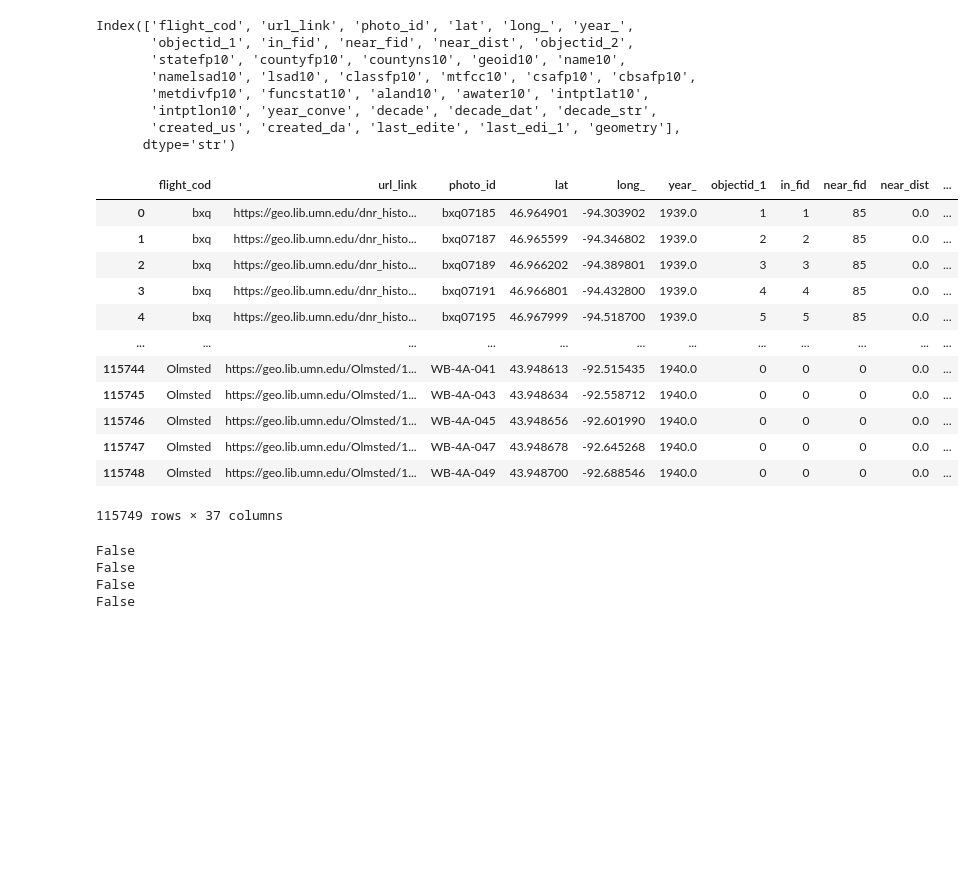
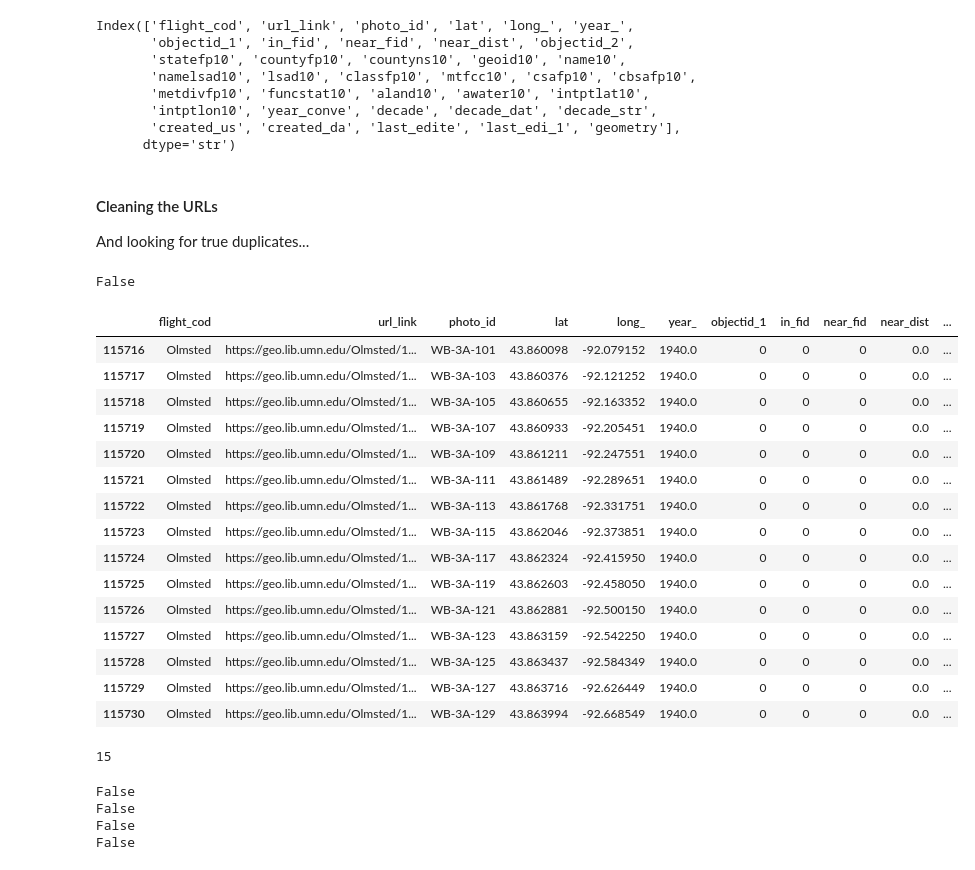
Before and after one commit to cleorose/batch_georef, a Jupyter notebook: 01_index_table_prep.ipynb, the cells around one changed output. Cells and saved outputs as stored; diff of their text form; code cells hidden in the pictures; blank space fills up the shorter version.

```diff
--- a/01_index_table_prep.ipynb
+++ b/01_index_table_prep.ipynb
@@ -11,6 +11,8 @@ from urllib.parse import urlsplit, urlunsplit
 
 # config
 pd.set_option('display.max_colwidth', None)
+pd.set_option('display.max_columns', None)
+pd.set_option('display.max_rows', 50)
 # %% [markdown]
 Pandas notes for me:
 
@@ -32,9 +34,9 @@ gdf["new_field"] = (
 # Layer 36112 - https://gis5.uspatial.umn.edu/arcgis/rest/services/mhapo/MHAPO_dynamic/MapServer/0
 original_index_path = "data/historic_airphoto_index/shapefiles/umn_airphoto_index_original.shp"
 
-gdf = gpd.read_file(original_index_path)
+gdf_original = gpd.read_file(original_index_path)
 
-print(gdf.crs)
+print(gdf_original.crs)
 # we're keeping this in web mercator for now.
 # %% [output]
 EPSG:3857
@@ -54,26 +56,48 @@ Index(['flight_cod', 'url_link', 'photo_id', 'lat', 'long_', 'year_',
        'intptlon10', 'year_conve', 'decade', 'decade_dat', 'decade_str',
        'created_us', 'created_da', 'last_edite', 'last_edi_1', 'geometry'],
       dtype='str')
-# %%
-gdf_clean
-# %% [output]
-|  | flight_cod | url_link | photo_id | lat | long_ | year_ | objectid_1 | in_fid | near_fid | near_dist | ... |
-| 0 | bxq | https://geo.lib.umn.edu/dnr_histo... | bxq07185 | 46.964901 | -94.303902 | 1939.0 | 1 | 1 | 85 | 0.0 | ... |
-| 1 | bxq | https://geo.lib.umn.edu/dnr_histo... | bxq07187 | 46.965599 | -94.346802 | 1939.0 | 2 | 2 | 85 | 0.0 | ... |
-| 2 | bxq | https://geo.lib.umn.edu/dnr_histo... | bxq07189 | 46.966202 | -94.389801 | 1939.0 | 3 | 3 | 85 | 0.0 | ... |
-| 3 | bxq | https://geo.lib.umn.edu/dnr_histo... | bxq07191 | 46.966801 | -94.432800 | 1939.0 | 4 | 4 | 85 | 0.0 | ... |
-| 4 | bxq | https://geo.lib.umn.edu/dnr_histo... | bxq07195 | 46.967999 | -94.518700 | 1939.0 | 5 | 5 | 85 | 0.0 | ... |
-| ... | ... | ... | ... | ... | ... | ... | ... | ... | ... | ... | ... |
-| 115744 | Olmsted | https://geo.lib.umn.edu/Olmsted/1... | WB-4A-041 | 43.948613 | -92.515435 | 1940.0 | 0 | 0 | 0 | 0.0 | ... |
-| 115745 | Olmsted | https://geo.lib.umn.edu/Olmsted/1... | WB-4A-043 | 43.948634 | -92.558712 | 1940.0 | 0 | 0 | 0 | 0.0 | ... |
-| 115746 | Olmsted | https://geo.lib.umn.edu/Olmsted/1... | WB-4A-045 | 43.948656 | -92.601990 | 1940.0 | 0 | 0 | 0 | 0.0 | ... |
-| 115747 | Olmsted | https://geo.lib.umn.edu/Olmsted/1... | WB-4A-047 | 43.948678 | -92.645268 | 1940.0 | 0 | 0 | 0 | 0.0 | ... |
-| 115748 | Olmsted | https://geo.lib.umn.edu/Olmsted/1... | WB-4A-049 | 43.948700 | -92.688546 | 1940.0 | 0 | 0 | 0 | 0.0 | ... |
-115749 rows × 37 columns
+# %% [markdown]
+#### Cleaning the URLs
+And looking for true duplicates...
 # %%
 # clean URL spaces
 
 gdf_clean["url_link"] = gdf["url_link"].str.strip()
+# %%
+exists = 'https://geo.lib.umn.edu/Olmsted/1940/WB-3A-115.jpg' in gdf_clean['url_link'].values
+
+exists
+# %% [output]
+False
+# %%
+# look for duplicate urls
+
+fake_duplicates = gdf_clean[
+    gdf_clean["url_link"].duplicated(keep=False)
+    & ~gdf_clean["photo_id"].duplicated(keep=False)]
+fake_duplicates = og_duplicates.sort_values(by=['flight_cod','url_link'])
+fake_duplicates
+# %% [output]
+|  | flight_cod | url_link | photo_id | lat | long_ | year_ | objectid_1 | in_fid | near_fid | near_dist | ... |
+| 115716 | Olmsted | https://geo.lib.umn.edu/Olmsted/1... | WB-3A-101 | 43.860098 | -92.079152 | 1940.0 | 0 | 0 | 0 | 0.0 | ... |
+| 115717 | Olmsted | https://geo.lib.umn.edu/Olmsted/1... | WB-3A-103 | 43.860376 | -92.121252 | 1940.0 | 0 | 0 | 0 | 0.0 | ... |
+| 115718 | Olmsted | https://geo.lib.umn.edu/Olmsted/1... | WB-3A-105 | 43.860655 | -92.163352 | 1940.0 | 0 | 0 | 0 | 0.0 | ... |
+| 115719 | Olmsted | https://geo.lib.umn.edu/Olmsted/1... | WB-3A-107 | 43.860933 | -92.205451 | 1940.0 | 0 | 0 | 0 | 0.0 | ... |
+| 115720 | Olmsted | https://geo.lib.umn.edu/Olmsted/1... | WB-3A-109 | 43.861211 | -92.247551 | 1940.0 | 0 | 0 | 0 | 0.0 | ... |
+| 115721 | Olmsted | https://geo.lib.umn.edu/Olmsted/1... | WB-3A-111 | 43.861489 | -92.289651 | 1940.0 | 0 | 0 | 0 | 0.0 | ... |
+| 115722 | Olmsted | https://geo.lib.umn.edu/Olmsted/1... | WB-3A-113 | 43.861768 | -92.331751 | 1940.0 | 0 | 0 | 0 | 0.0 | ... |
+| 115723 | Olmsted | https://geo.lib.umn.edu/Olmsted/1... | WB-3A-115 | 43.862046 | -92.373851 | 1940.0 | 0 | 0 | 0 | 0.0 | ... |
+| 115724 | Olmsted | https://geo.lib.umn.edu/Olmsted/1... | WB-3A-117 | 43.862324 | -92.415950 | 1940.0 | 0 | 0 | 0 | 0.0 | ... |
+| 115725 | Olmsted | https://geo.lib.umn.edu/Olmsted/1... | WB-3A-119 | 43.862603 | -92.458050 | 1940.0 | 0 | 0 | 0 | 0.0 | ... |
+| 115726 | Olmsted | https://geo.lib.umn.edu/Olmsted/1... | WB-3A-121 | 43.862881 | -92.500150 | 1940.0 | 0 | 0 | 0 | 0.0 | ... |
+| 115727 | Olmsted | https://geo.lib.umn.edu/Olmsted/1... | WB-3A-123 | 43.863159 | -92.542250 | 1940.0 | 0 | 0 | 0 | 0.0 | ... |
+| 115728 | Olmsted | https://geo.lib.umn.edu/Olmsted/1... | WB-3A-125 | 43.863437 | -92.584349 | 1940.0 | 0 | 0 | 0 | 0.0 | ... |
+| 115729 | Olmsted | https://geo.lib.umn.edu/Olmsted/1... | WB-3A-127 | 43.863716 | -92.626449 | 1940.0 | 0 | 0 | 0 | 0.0 | ... |
+| 115730 | Olmsted | https://geo.lib.umn.edu/Olmsted/1... | WB-3A-129 | 43.863994 | -92.668549 | 1940.0 | 0 | 0 | 0 | 0.0 | ... |
+# %%
+len(fake_duplicates)
+# %% [output]
+15
 # %%
 # convert year field to an integer rather than a float
 # handles missing values
```
Also changed, not shown: parts of 6 cells of this notebook.
